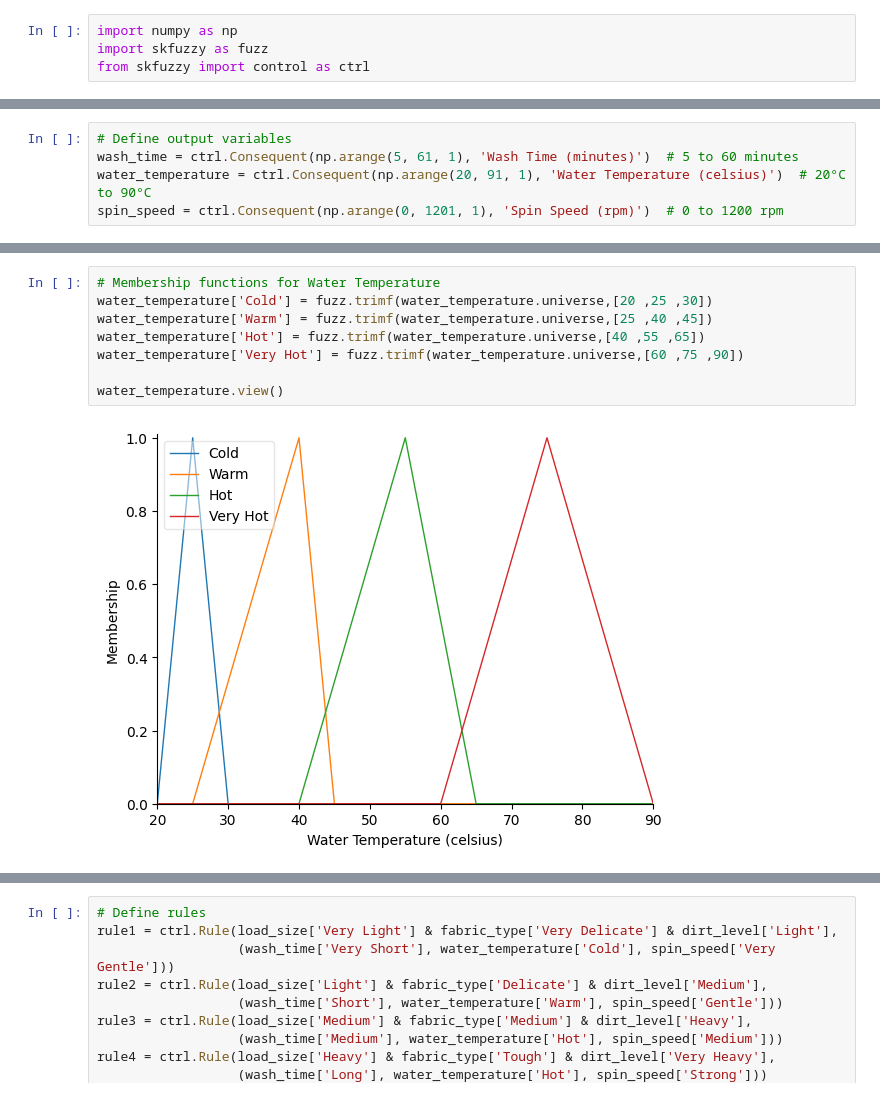
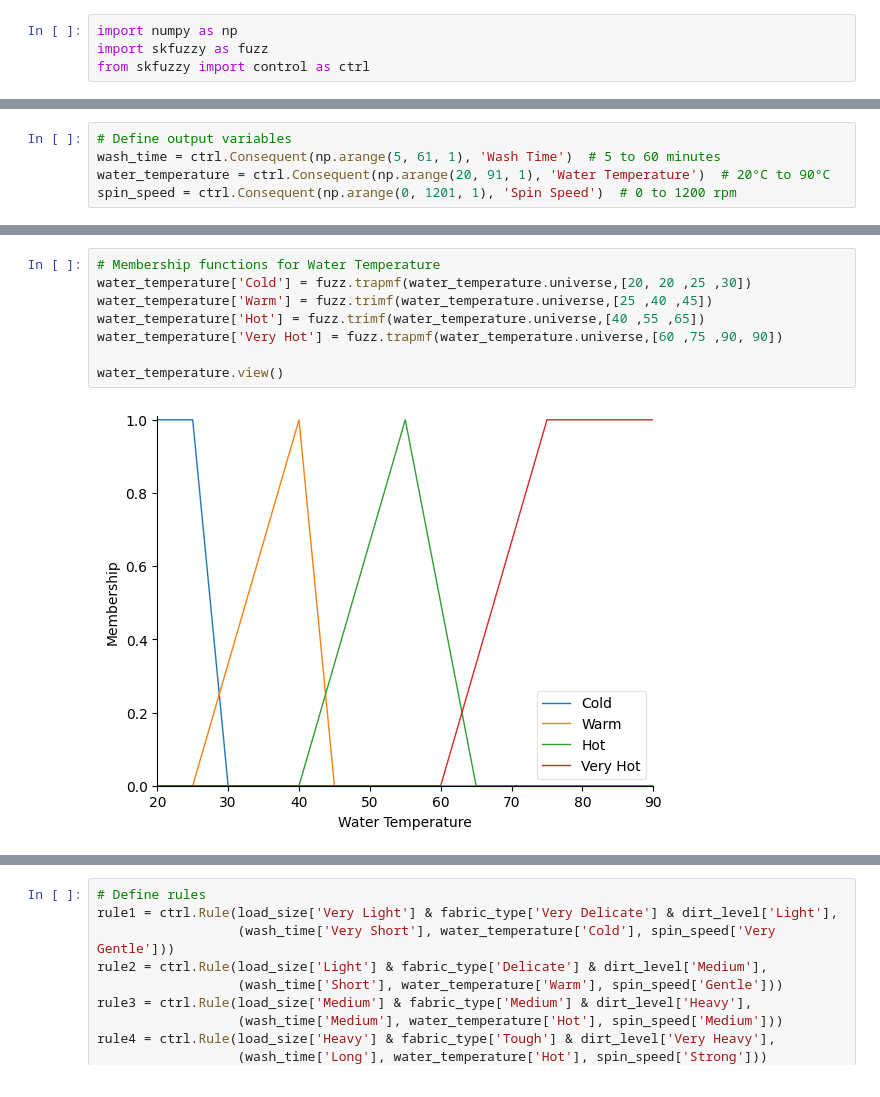
Before and after one commit to Nazrin99/FuzzyWashing, a Jupyter notebook: washingfuzzy.ipynb, the cells around one changed output, grey strips where cells are left out. Cells and saved outputs as stored; diff of their text form.

```diff
--- a/washingfuzzy.ipynb
+++ b/washingfuzzy.ipynb
@@ -11,7 +11,7 @@ dirt_level = ctrl.Antecedent(np.arange(0, 101, 0.0001), 'Dirt Level (%)')  # 0%
 # %%
 # Define output variables
-wash_time = ctrl.Consequent(np.arange(5, 61, 1), 'Wash Time (minutes)')  # 5 to 60 minutes
-water_temperature = ctrl.Consequent(np.arange(20, 91, 1), 'Water Temperature (celsius)')  # 20°C to 90°C
-spin_speed = ctrl.Consequent(np.arange(0, 1201, 1), 'Spin Speed (rpm)')  # 0 to 1200 rpm
+wash_time = ctrl.Consequent(np.arange(5, 61, 1), 'Wash Time')  # 5 to 60 minutes
+water_temperature = ctrl.Consequent(np.arange(20, 91, 1), 'Water Temperature')  # 20°C to 90°C
+spin_speed = ctrl.Consequent(np.arange(0, 1201, 1), 'Spin Speed')  # 0 to 1200 rpm
 # %%
 # Membership functions for Load Size
@@ -59,12 +59,12 @@ wash_time.view()
 # %%
 # Membership functions for Water Temperature
-water_temperature['Cold'] = fuzz.trimf(water_temperature.universe,[20 ,25 ,30])
+water_temperature['Cold'] = fuzz.trapmf(water_temperature.universe,[20, 20 ,25 ,30])
 water_temperature['Warm'] = fuzz.trimf(water_temperature.universe,[25 ,40 ,45])
 water_temperature['Hot'] = fuzz.trimf(water_temperature.universe,[40 ,55 ,65])
-water_temperature['Very Hot'] = fuzz.trimf(water_temperature.universe,[60 ,75 ,90])
+water_temperature['Very Hot'] = fuzz.trapmf(water_temperature.universe,[60 ,75 ,90, 90])
 
 water_temperature.view()
 # %% [output]
-[figure, old version]
+[figure, new version]
 # %%
 # Membership functions for Spin Speed
```
Also changed, not shown: parts of 8 cells of this notebook.
